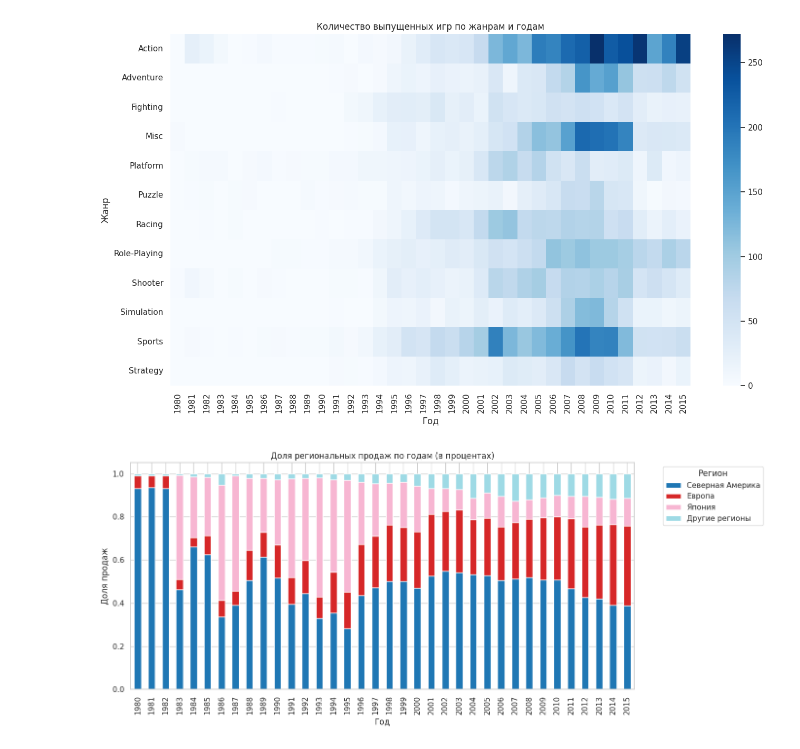
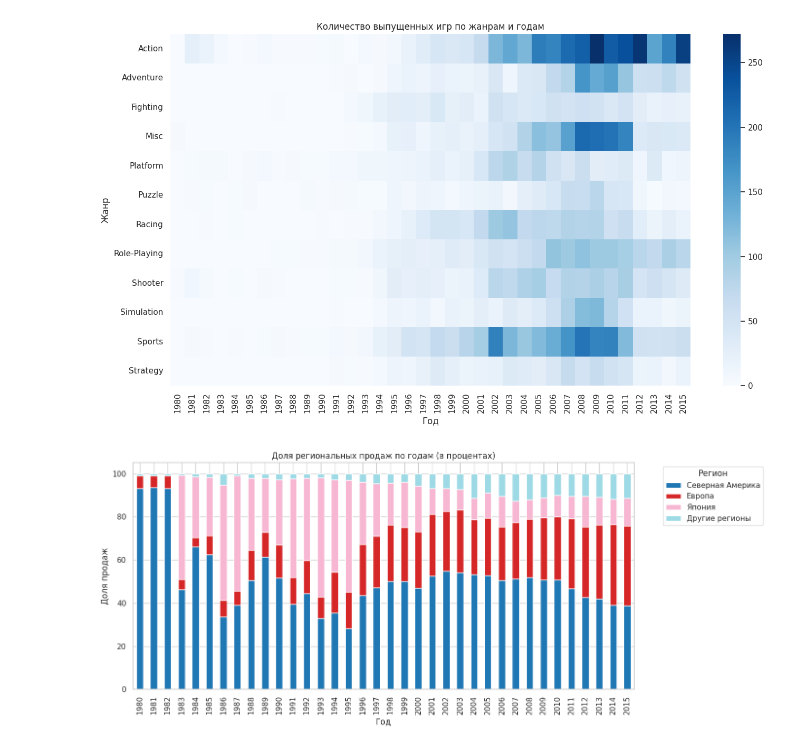
Before and after one commit to criptycpizza7/MMO, a Jupyter notebook: lab1/lab1.ipynb, the cells around one changed output. Cells and saved outputs as stored; diff of their text form; code cells hidden in the pictures.

```diff
--- a/lab1/lab1.ipynb
+++ b/lab1/lab1.ipynb
@@ -167,13 +167,13 @@ plt.show()
 # %% [output]
 [figure]
 # %%
-region_sales_pct = region_sales.div(region_sales.sum(axis=1), axis=0)  # нормализуем в проценты
+region_sales_pct = region_sales.div(region_sales.sum(axis=1), axis=0) * 100  # нормализуем в проценты
 region_sales_pct.plot(kind='bar', stacked=True, figsize=(14, 6), colormap='tab20')
 plt.title('Доля региональных продаж по годам (в процентах)')
 plt.xlabel('Год')
 plt.ylabel('Доля продаж')
 plt.legend(title='Регион', bbox_to_anchor=(1.05, 1), loc='upper left')
 plt.tight_layout()
 plt.show()
 # %% [output]
-[figure, old version]
+[figure, new version]
```
